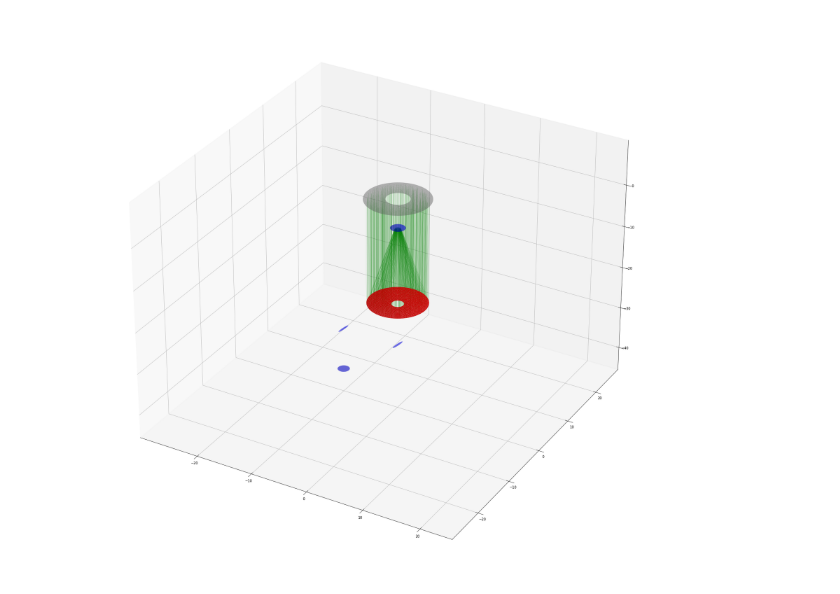
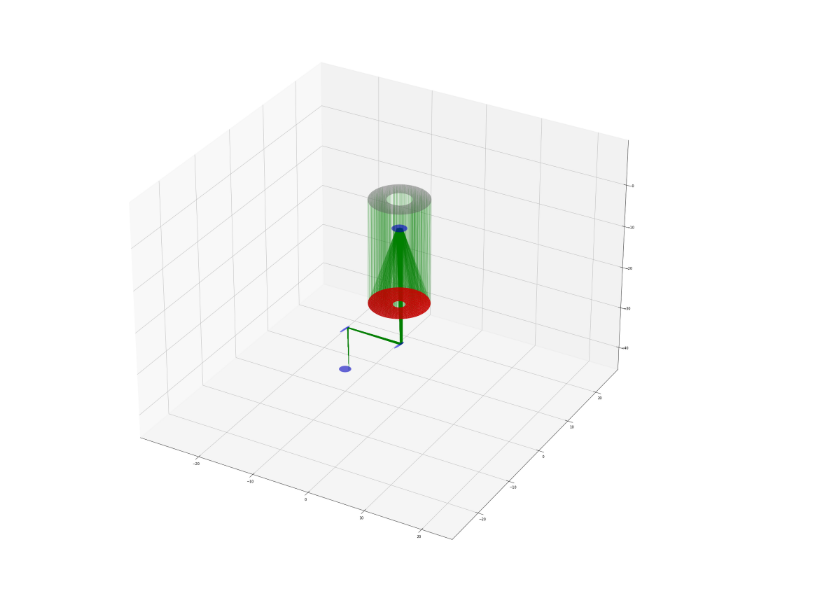
Before and after one commit to pigsboss/pimms, a Jupyter notebook: notes/raytracing.ipynb, the cells around one changed output. Cells and saved outputs as stored; diff of their text form; code cells hidden in the pictures.

```diff
--- a/notes/raytracing.ipynb
+++ b/notes/raytracing.ipynb
@@ -1,27 +1,27 @@
 # %%
 import pimms.optics as op
 reload(op)
-m0=op.SymmetricQuadricMirror(4., 11.,  f=np.inf, g=np.inf,b=(-1,-1),p=(0,0,5))
-m1=op.SymmetricQuadricMirror(2., 10.,  f=20., g=np.inf, b=(1,0))
-m2=op.SymmetricQuadricMirror(0.,  2.5, f=2., g=np.inf, b=(0,1))
+m0=op.SymmetricQuadricMirror(4., 10.,  f=np.inf, g=np.inf,b=(-1,-1),p=(0,0,5))
+m1=op.SymmetricQuadricMirror(2., 10.,  f=20., g=np.inf, b=(1,1))
+m2=op.SymmetricQuadricMirror(0.,  2.5, f=2., g=-48, b=(1,1))
 #d1=op.SymmetricQuadricMirror(0.,  2., f=np.inf, g=np.inf, p=(0,0,-30), b=(0,0))
 m3=op.SymmetricQuadricMirror(0.,  2.,  f=np.inf, g=np.inf, p=(0,0,-30), b=(1,1), q=op.quat.from_angles(0., np.pi/4.))
-m4=op.SymmetricQuadricMirror(0.,  2.,  f=np.inf, g=np.inf, p=(-10,0,-30), b=(1,1), q=op.quat.from_angles(0., np.pi/4.))
+m4=op.SymmetricQuadricMirror(0.,  2.,  f=np.inf, g=np.inf, p=(-10.,0,-30.), b=(1,1), q=op.quat.from_angles(0., np.pi/4.))
 d1=op.SymmetricQuadricMirror(0.,  2.,  f=np.inf, g=np.inf, p=(-10,0,-40), b=(0,0))
 assembly=op.OpticalAssembly()
 m0.is_virtual=True
 m1.is_primary=True
 assembly.add_part(m0)
 assembly.add_part(m1)
 assembly.add_part(m2)
 assembly.add_part(m3)
 assembly.add_part(m4)
 assembly.add_part(d1)
-s=op.LightSource((np.pi/2.,1e-3,np.inf))
+s=op.LightSource((np.pi,np.deg2rad(5./60.),np.inf))
 p,q=s([m0], 1000, 1e-3)
-trace,_=assembly.trace(q,steps=3)
+trace,seq=assembly.trace(q,steps=6)
 fig=plt.figure(figsize=(30,30))
 ax=fig.add_subplot(111,projection='3d')
 trigs,zs,extent=assembly.draw(axes=ax,draw_virtual=True,raytrace=trace)
 # %% [output]
-[figure, old version]
+[figure, new version]
```
Also changed, not shown: parts of 1 cell of this notebook, 1 other file.
